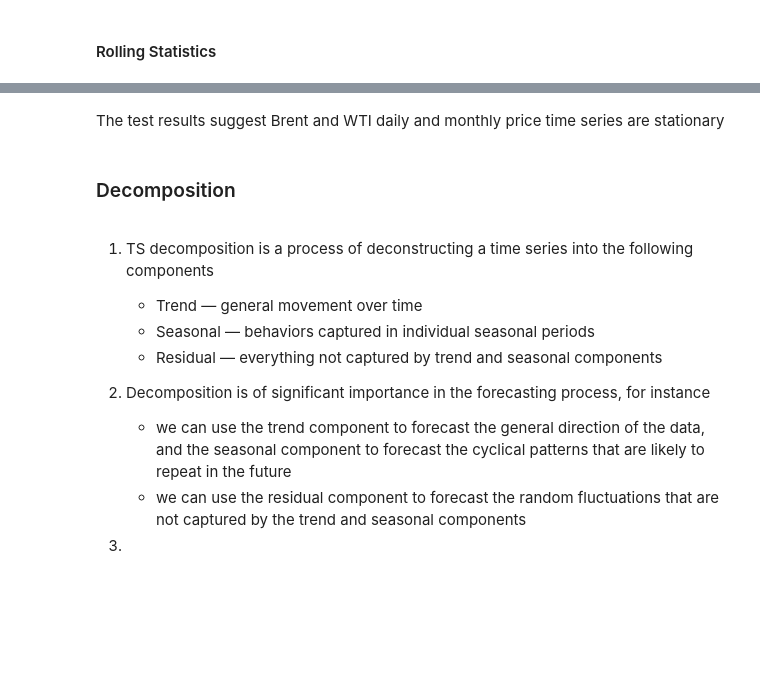
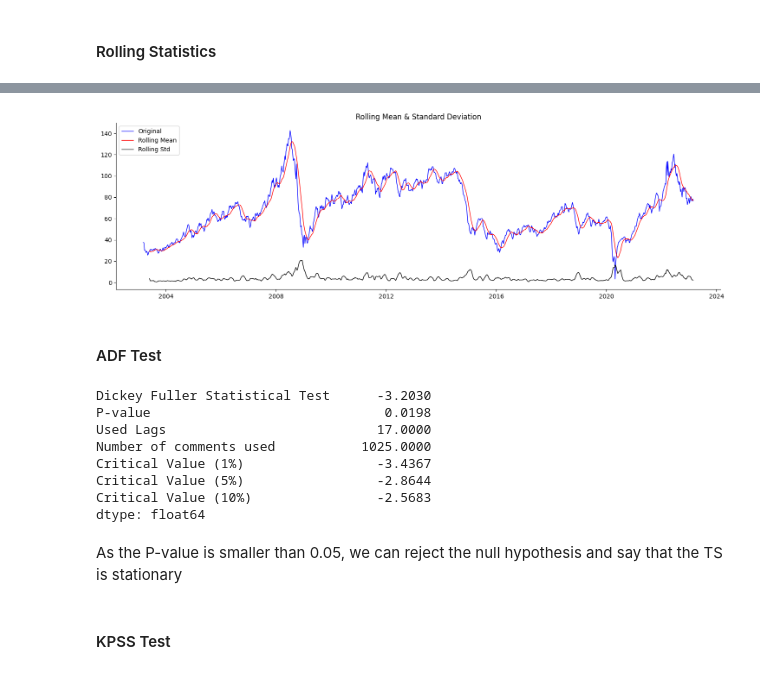
Before and after one commit to LAOMAITOU/Crude_Oil_Price_Model, a Jupyter notebook: oil.ipynb, the cells around one changed output, grey strips where cells are left out. Drawn from its saved outputs; the diff is of its cells as text; code cells hidden in the pictures; blank space fills up the shorter version.

```diff
--- a/oil.ipynb
+++ b/oil.ipynb
@@ -172,15 +67,39 @@ make_stationary(df_monthly['WTI'])
-# %% [markdown]
-The test results suggest Brent and WTI daily and monthly price time series are stationary
-# %% [markdown]
-### Decomposition
-# %% [markdown]
-1. TS decomposition is a process of deconstructing a time series into the following components
-    * Trend — general movement over time
-    * Seasonal — behaviors captured in individual seasonal periods
-    * Residual — everything not captured by trend and seasonal components
-
-2. Decomposition is of significant importance in the forecasting process, for instance
-    * we can use the trend component to forecast the general direction of the data, and the seasonal component to forecast the cyclical patterns that are likely to repeat in the future
-    * we can use the residual component to forecast the random fluctuations that are not captured by the trend and seasonal components
-
-3.
+# %%
+def rolling_statistics(timeseries):
+    rolmean = timeseries.rolling(window=12).mean()
+    rolstd = timeseries.rolling(window=12).std()
+    plt.plot(timeseries, color='blue', label='Original')
+    plt.plot(rolmean, color='red', label='Rolling Mean')
+    plt.plot(rolstd, color='black', label='Rolling Std')
+    plt.legend(loc='best')
+    plt.title('Rolling Mean & Standard Deviation')
+    plt.show(block=False)
+
+rolling_statistics(wti)
+# %% [output]
+[figure, added]
+# %% [markdown]
+#### ADF Test
+# %%
+adfinput = adfuller(wti['WTI'])
+adftest = pd.Series(adfinput[0:4], index=['Dickey Fuller Statistical Test', 'P-value',
+                                          'Used Lags', 'Number of comments used'])
+adftest = round(adftest,4)
+
+for key, value in adfinput[4].items():
+    adftest["Critical Value (%s)"%key] = value.round(4)
+
+adftest
+# %% [output]
+Dickey Fuller Statistical Test      -3.2030
+P-value                              0.0198
+Used Lags                           17.0000
+Number of comments used           1025.0000
+Critical Value (1%)                 -3.4367
+Critical Value (5%)                 -2.8644
+Critical Value (10%)                -2.5683
+dtype: float64
+# %% [markdown]
+As the P-value is smaller than 0.05, we can reject the null hypothesis and say that the TS is stationary
+# %% [markdown]
+#### KPSS Test
```
Also changed, not shown: parts of 39 cells of this notebook, 3 other files.
